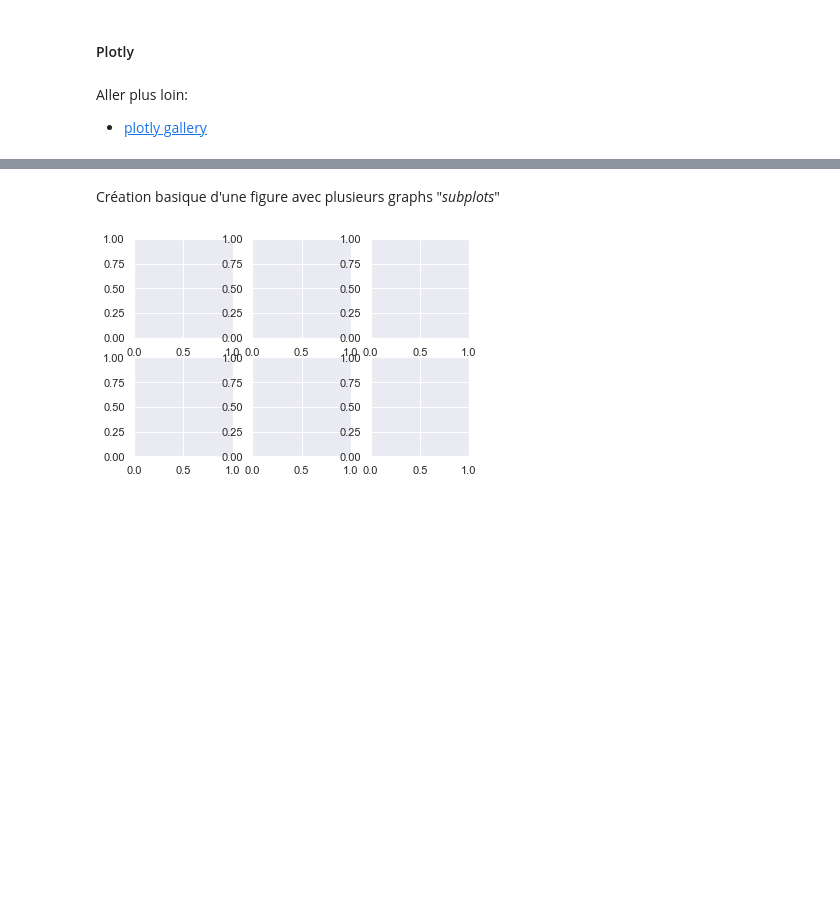
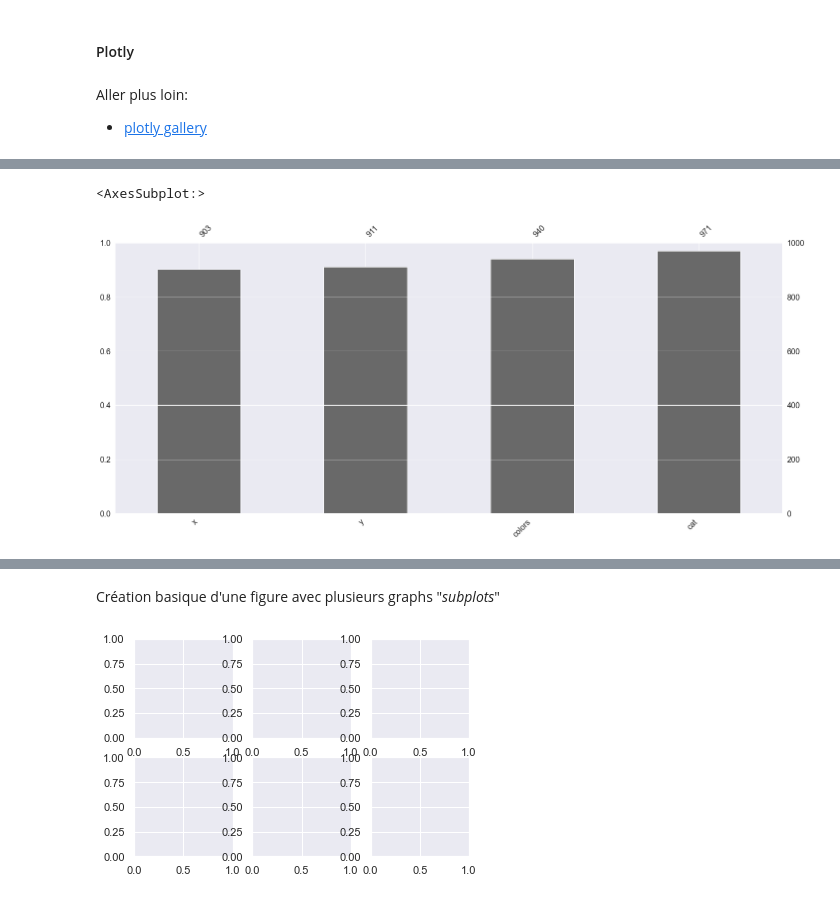
Before and after one commit to AlexisBogroff/data_viz_python_1_day, a Jupyter notebook: src/cours_partie_1.ipynb, the cells around one changed output, grey strips where cells are left out. Saved outputs shown, nothing was run; the diff lists cells and outputs as text; code cells hidden in the pictures; blank space fills up the shorter version.

```diff
--- a/src/cours_partie_1.ipynb
+++ b/src/cours_partie_1.ipynb
@@ -269,0 +298,5 @@ import missingno as msno
+# %%
+msno.bar(df_with_na)
+# %% [output]
+<AxesSubplot:>
+[figure, added]
```
Also changed, not shown: parts of 42 cells of this notebook, 1 other file.
